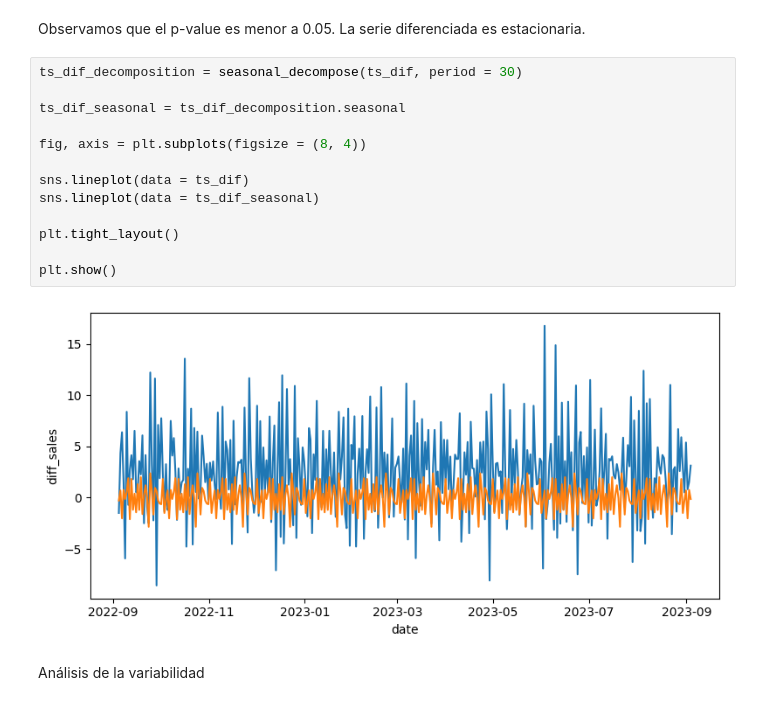
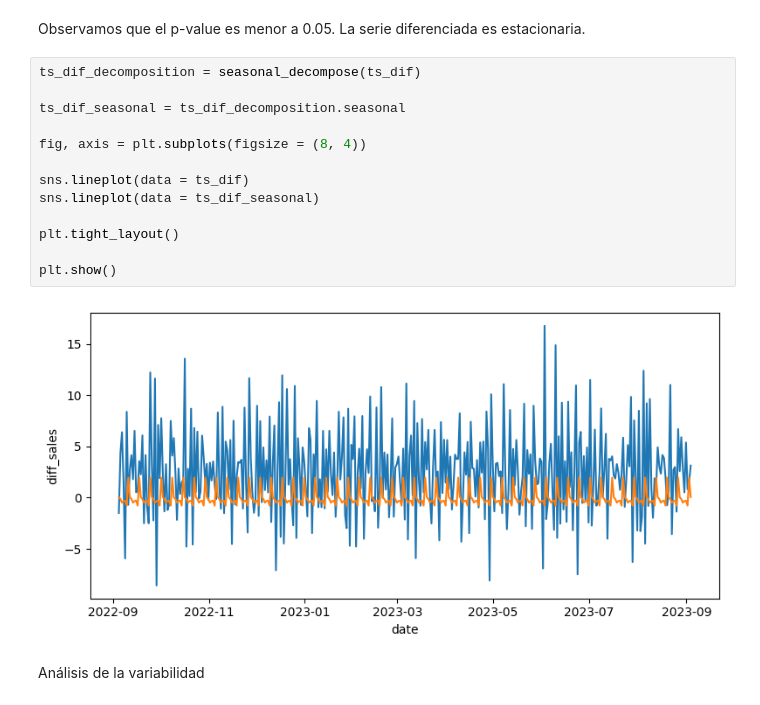
Before and after one commit to 4GeeksAcademy/Proyecto-de-Serie-Temporal-Alternativa-VLG, a Jupyter notebook: src/explore.ipynb, the cells around one changed output. Drawn from its saved outputs; the diff is of its cells as text.

```diff
--- a/src/explore.ipynb
+++ b/src/explore.ipynb
@@ -161,20 +161,20 @@ dtype: float64
 # %% [markdown]
 Observamos que el p-value es menor a 0.05. La serie diferenciada es estacionaria.
 # %%
-ts_dif_decomposition = seasonal_decompose(ts_dif, period = 30)
+ts_dif_decomposition = seasonal_decompose(ts_dif)
 
 ts_dif_seasonal = ts_dif_decomposition.seasonal
 
 fig, axis = plt.subplots(figsize = (8, 4))
 
 sns.lineplot(data = ts_dif)
 sns.lineplot(data = ts_dif_seasonal)
 
 plt.tight_layout()
 
 plt.show()
 # %% [output]
-[figure, old version]
+[figure, new version]
 # %% [markdown]
 Análisis de la variabilidad
 # %%
```
Also changed, not shown: parts of 7 cells of this notebook, 1 other file.
